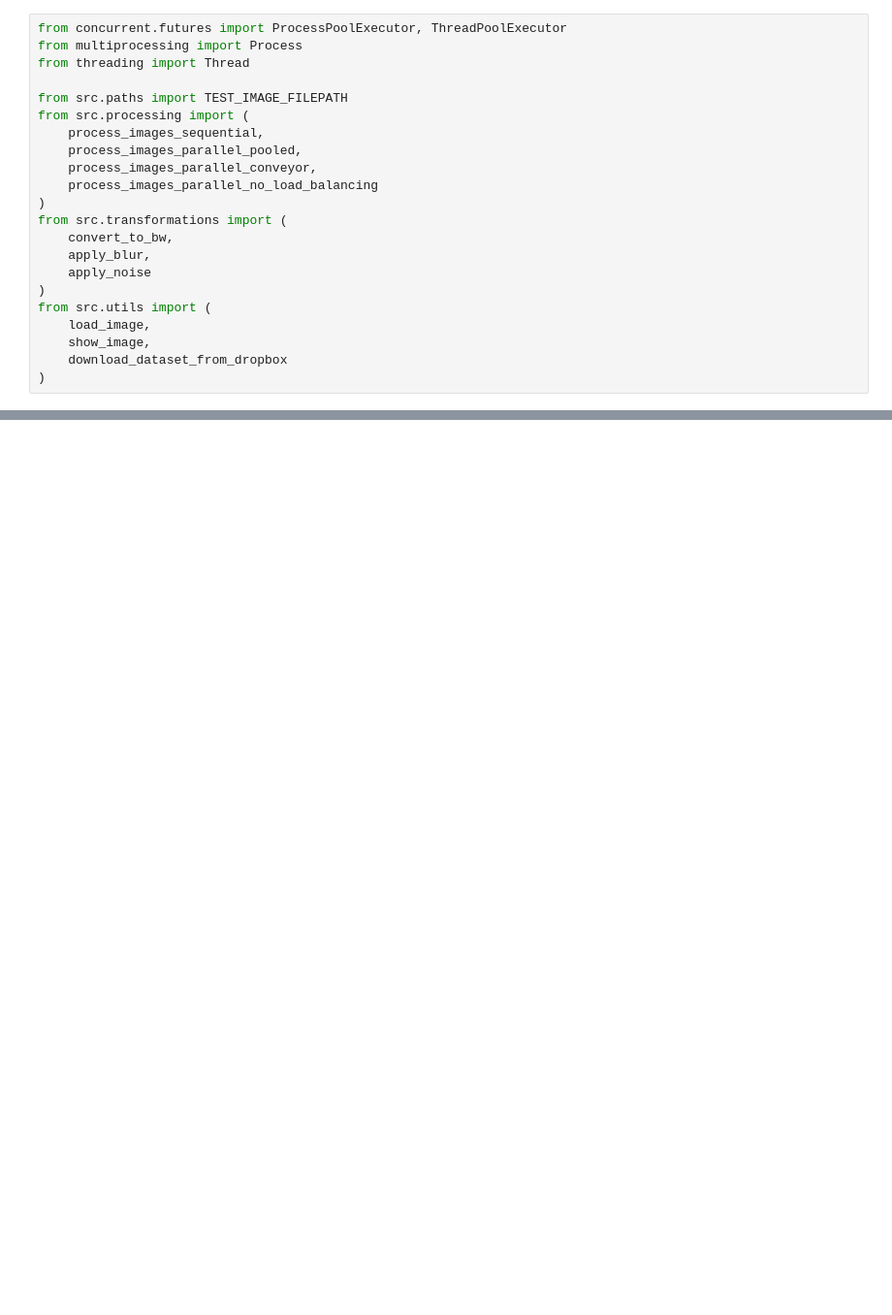
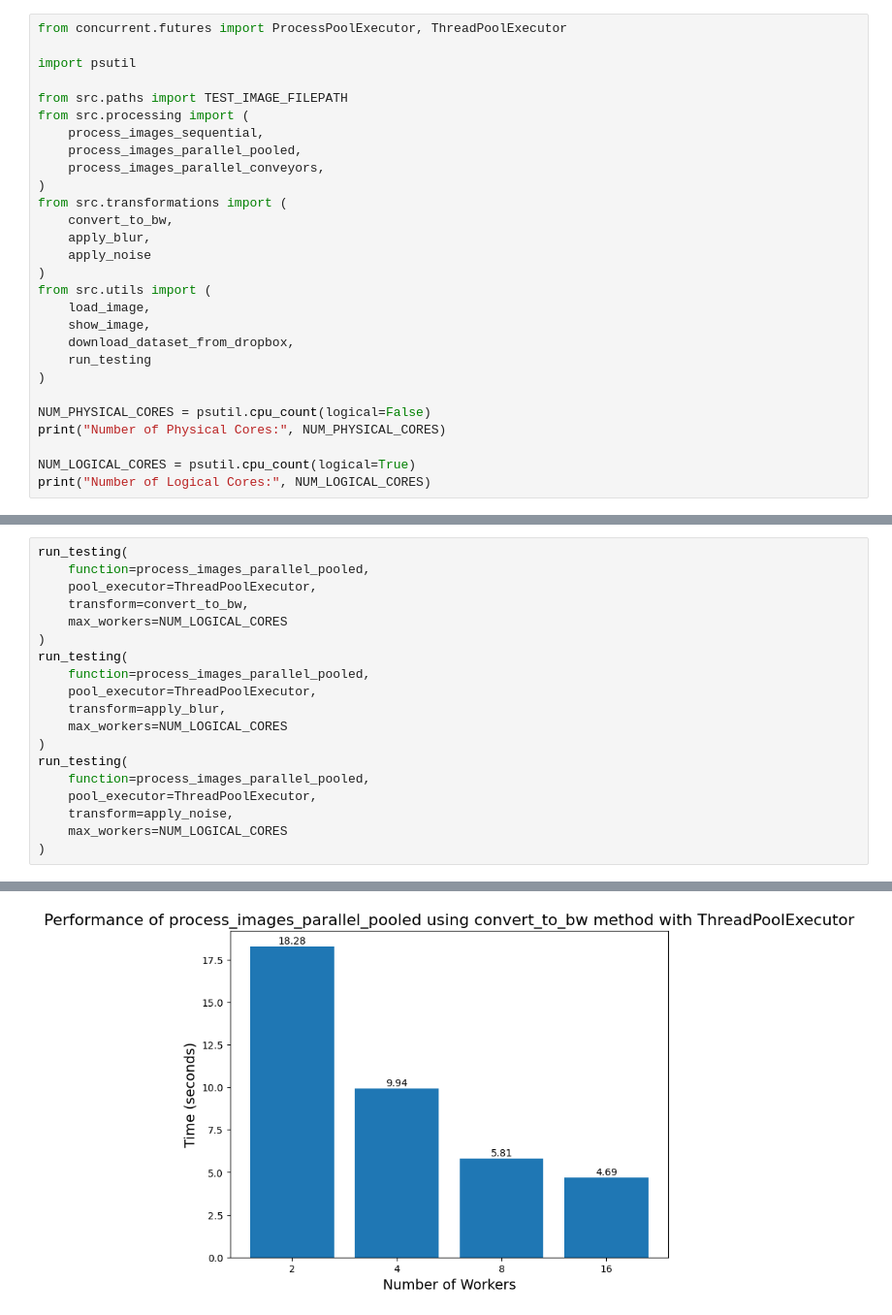
Before and after one commit to robertmackevic/parallel-image-processing, a Jupyter notebook: testing.ipynb, the cells around one changed output, grey strips where cells are left out. Shown at 97% size. Drawn from its saved outputs; the diff is of its cells as text; blank space fills up the shorter version.

Commit message:
Updated conveyor method with multiprocessing and updated notebook.

```diff
--- a/testing.ipynb
+++ b/testing.ipynb
@@ -1,14 +1,13 @@
 # %%
 from concurrent.futures import ProcessPoolExecutor, ThreadPoolExecutor
-from multiprocessing import Process
-from threading import Thread
+
+import psutil
 
 from src.paths import TEST_IMAGE_FILEPATH
 from src.processing import (
     process_images_sequential,
     process_images_parallel_pooled,
-    process_images_parallel_conveyor,
-    process_images_parallel_no_load_balancing
+    process_images_parallel_conveyors,
 )
 from src.transformations import (
     convert_to_bw,
@@ -18,5 +17,12 @@ from src.transformations import (
 from src.utils import (
     load_image,
     show_image,
-    download_dataset_from_dropbox
+    download_dataset_from_dropbox,
+    run_testing
 )
+
+NUM_PHYSICAL_CORES = psutil.cpu_count(logical=False)
+print("Number of Physical Cores:", NUM_PHYSICAL_CORES)
+
+NUM_LOGICAL_CORES = psutil.cpu_count(logical=True)
+print("Number of Logical Cores:", NUM_LOGICAL_CORES)
@@ -45,0 +65,20 @@ process_images_parallel_pooled(transform=apply_noise, pool_executor=ThreadPoolEx
+# %%
+run_testing(
+    function=process_images_parallel_pooled,
+    pool_executor=ThreadPoolExecutor,
+    transform=convert_to_bw,
+    max_workers=NUM_LOGICAL_CORES
+)
+run_testing(
+    function=process_images_parallel_pooled,
+    pool_executor=ThreadPoolExecutor,
+    transform=apply_blur,
+    max_workers=NUM_LOGICAL_CORES
+)
+run_testing(
+    function=process_images_parallel_pooled,
+    pool_executor=ThreadPoolExecutor,
+    transform=apply_noise,
+    max_workers=NUM_LOGICAL_CORES
+)
+# %% [output]
@@ -45,0 +89 @@ process_images_parallel_pooled(transform=apply_noise, pool_executor=ThreadPoolEx
+[figure, added]
```
Also changed, not shown: parts of 13 cells of this notebook, 2 other files.
